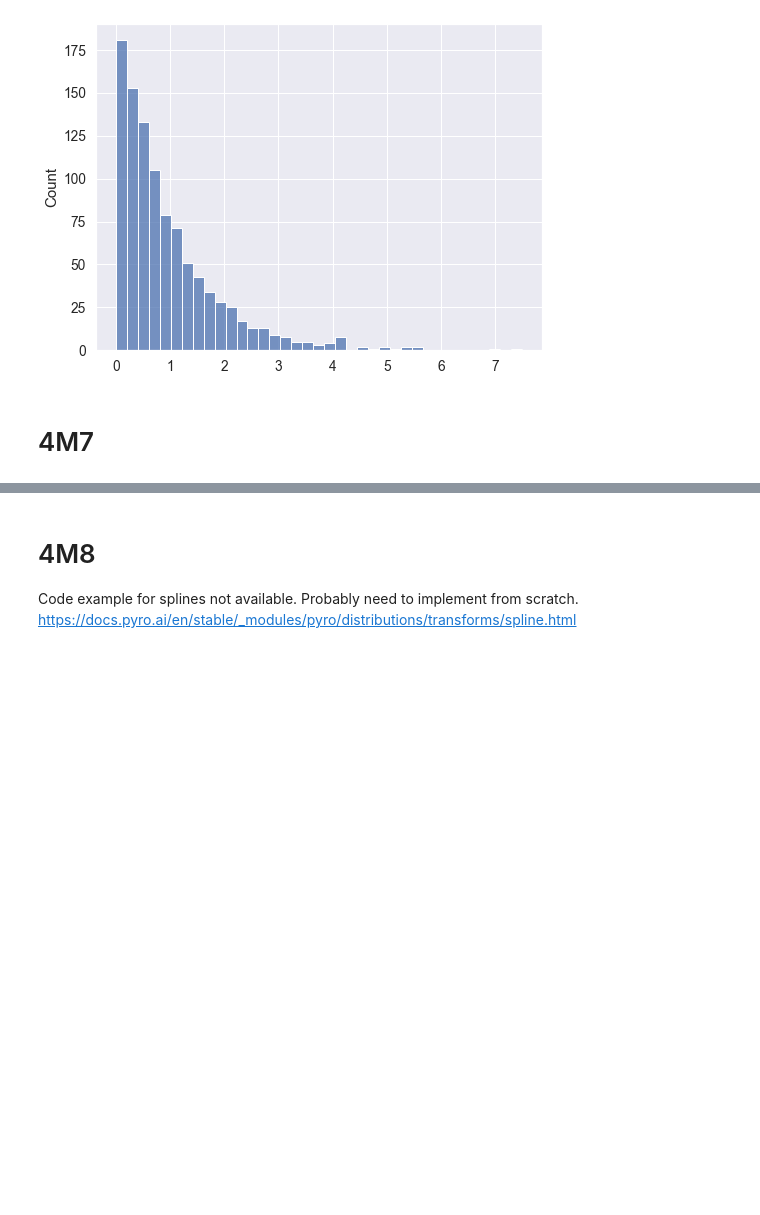
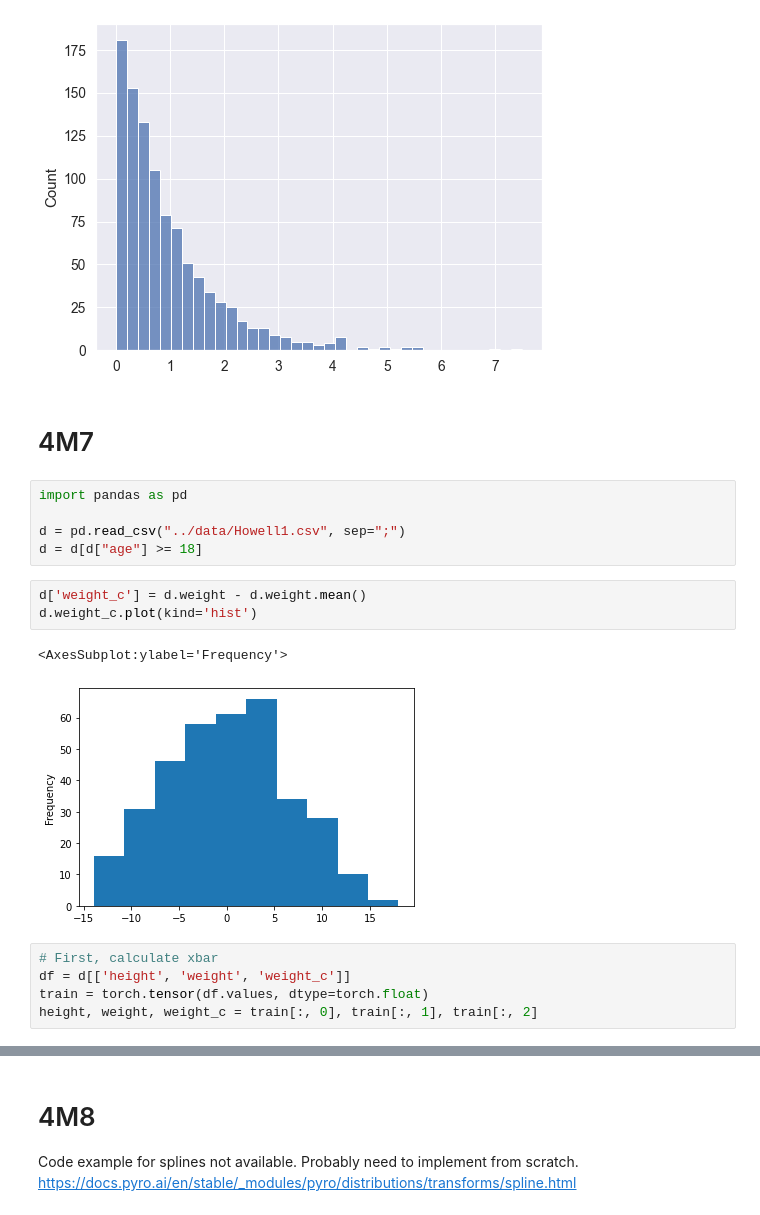
Before and after one commit to tobyrmanders/statistical-rethinking, a Jupyter notebook: code/chapter_04.ipynb, the cells around one changed output, grey strips where cells are left out. Saved outputs shown, nothing was run; the diff lists cells and outputs as text; blank space fills up the shorter version.

```diff
--- a/code/chapter_04.ipynb
+++ b/code/chapter_04.ipynb
@@ -212,3 +212,19 @@ sns.histplot(dist.Exponential(1).sample(torch.Size([int(1e3)])))
 [figure]
 # %% [markdown]
 # 4M7
+# %%
+import pandas as pd
+
+d = pd.read_csv("../data/Howell1.csv", sep=";")
+d = d[d["age"] >= 18]
+# %%
+d['weight_c'] = d.weight - d.weight.mean()
+d.weight_c.plot(kind='hist')
+# %% [output]
+<AxesSubplot:ylabel='Frequency'>
+[figure, added]
+# %%
+# First, calculate xbar
+df = d[['height', 'weight', 'weight_c']]
+train = torch.tensor(df.values, dtype=torch.float)
+height, weight, weight_c = train[:, 0], train[:, 1], train[:, 2]
```
Also changed, not shown: parts of 15 cells of this notebook.
